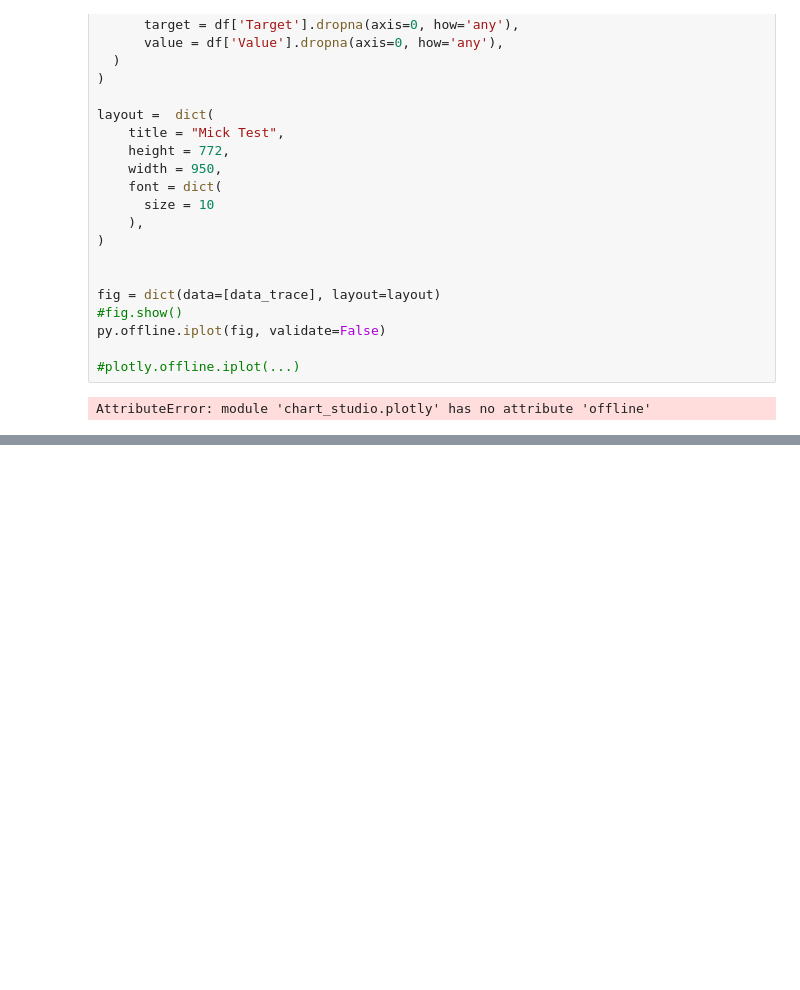
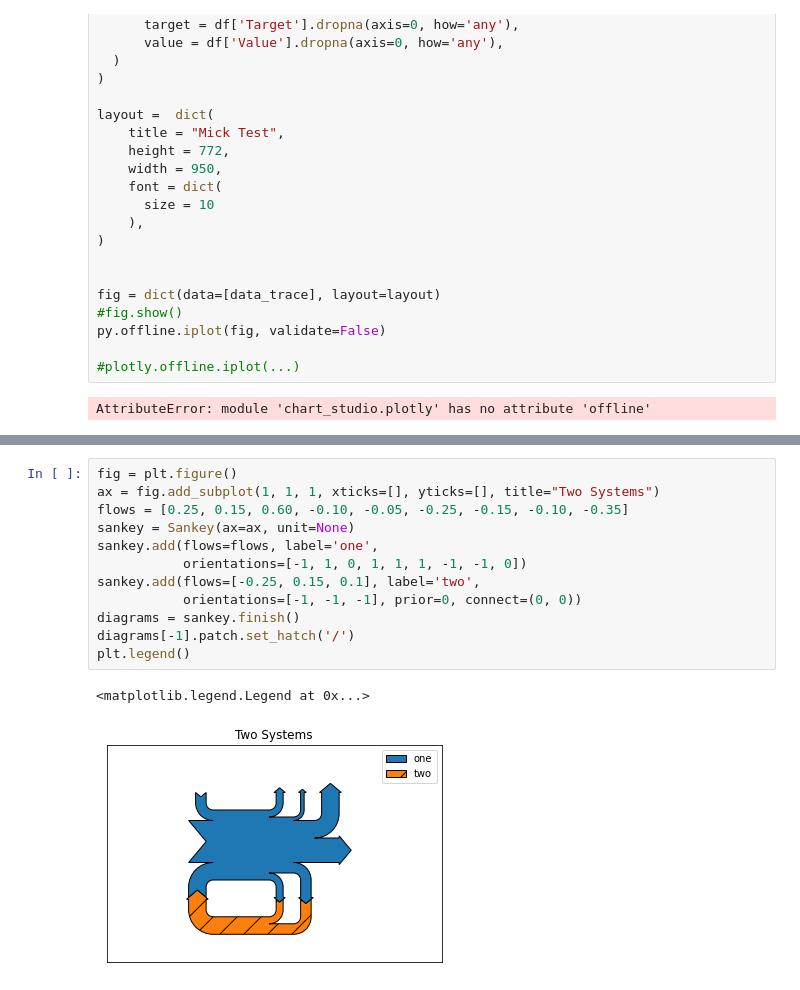
Before and after one commit to mickarchitect/hack-visualization, a Jupyter notebook: VisualizationNotes.ipynb, the cells around one changed output, grey strips where cells are left out. Drawn from its saved outputs; the diff is of its cells as text; blank space fills up the shorter version.

```diff
--- a/VisualizationNotes.ipynb
+++ b/VisualizationNotes.ipynb
@@ -196,0 +279,15 @@ AttributeError: module 'chart_studio.plotly' has no attribute 'offline'
+# %%
+fig = plt.figure()
+ax = fig.add_subplot(1, 1, 1, xticks=[], yticks=[], title="Two Systems")
+flows = [0.25, 0.15, 0.60, -0.10, -0.05, -0.25, -0.15, -0.10, -0.35]
+sankey = Sankey(ax=ax, unit=None)
+sankey.add(flows=flows, label='one',
+           orientations=[-1, 1, 0, 1, 1, 1, -1, -1, 0])
+sankey.add(flows=[-0.25, 0.15, 0.1], label='two',
+           orientations=[-1, -1, -1], prior=0, connect=(0, 0))
+diagrams = sankey.finish()
+diagrams[-1].patch.set_hatch('/')
+plt.legend()
+# %% [output]
+<matplotlib.legend.Legend at 0x...>
+[figure, added]
```
Also changed, not shown: parts of 8 cells of this notebook, 21 other files.
